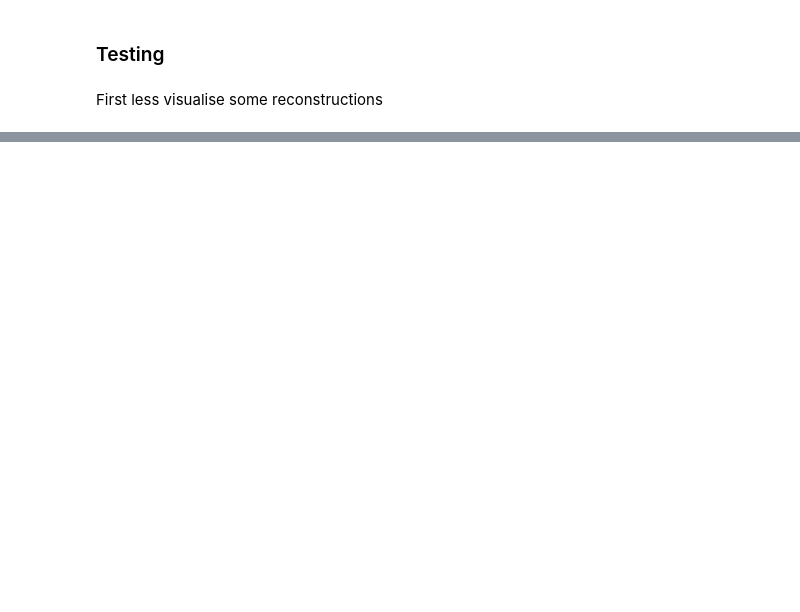
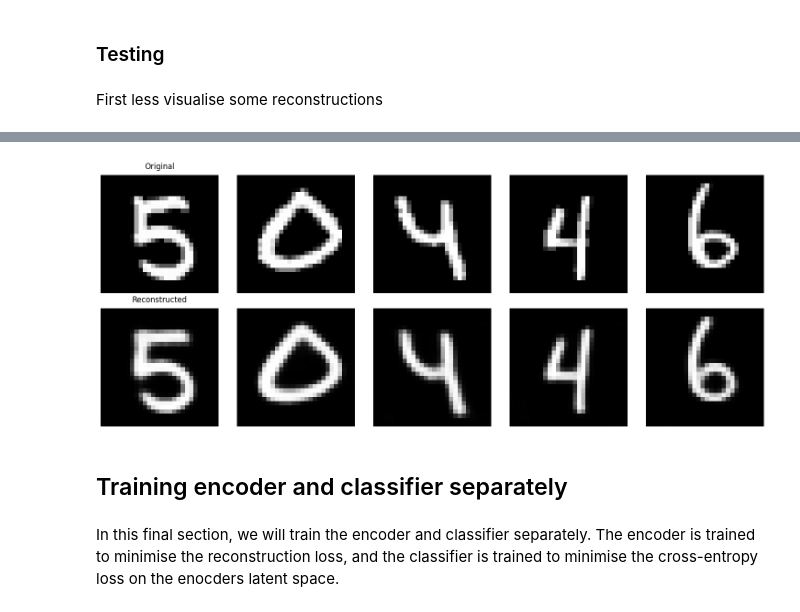
Before and after one commit to confinlay/Bayesian-CE, a Jupyter notebook: ReGene/test_regene.ipynb, the cells around one changed output, grey strips where cells are left out. Saved outputs shown, nothing was run; the diff lists cells and outputs as text; code cells hidden in the pictures; blank space fills up the shorter version.

```diff
--- a/ReGene/test_regene.ipynb
+++ b/ReGene/test_regene.ipynb
@@ -161,0 +195,4 @@ plt.show()
+# %%
+joint_decoder = regene_models.Decoder(latent_dim=256, device=device)
+joint_classifier = regene_models.Classifier(latent_dim=latent_dim, num_classes=10, device=device)
+regene_models.train_joint(joint_classifier, joint_decoder, trainloader, num_epochs=12, lr=0.001, lambda_recon=0.8)
@@ -161,0 +212,34 @@ plt.show()
+# %%
+# Get some test images
+dataiter = iter(trainloader)
+images, labels = next(dataiter)
+images = images.to(device)
+
+# Get reconstructions
+with torch.no_grad():
+    z, _ = joint_classifier(images)
+    reconstructed = joint_decoder(z)
+
+# Plot original vs reconstructed images
+fig, axes = plt.subplots(2, 5, figsize=(15, 6))
+for i in range(5):
+    # Original images
+    axes[0,i].imshow(images[i].cpu().squeeze(), cmap='gray')
+    axes[0,i].axis('off')
+    if i == 0:
+        axes[0,i].set_title('Original', pad=10)
+
+    # Reconstructed images
+    axes[1,i].imshow(reconstructed[i].cpu().squeeze(), cmap='gray')
+    axes[1,i].axis('off')
+    if i == 0:
+        axes[1,i].set_title('Reconstructed', pad=10)
+
+plt.tight_layout()
+plt.show()
+# %% [output]
+[figure, added]
+# %% [markdown]
+## Training encoder and classifier separately
+# %% [markdown]
+In this final section, we will train the encoder and classifier separately. The encoder is trained to minimise the reconstruction loss, and the classifier is trained to minimise the cross-entropy loss on the enocders latent space.
```
Also changed, not shown: parts of 20 cells of this notebook, 7 other files.
